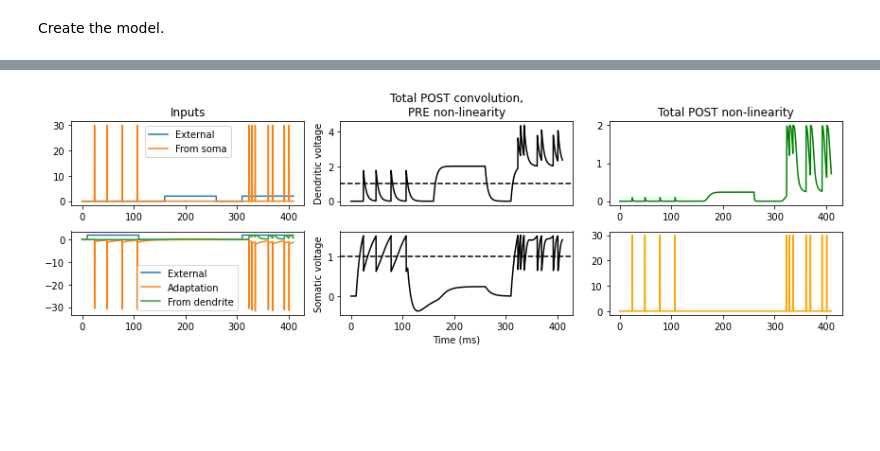
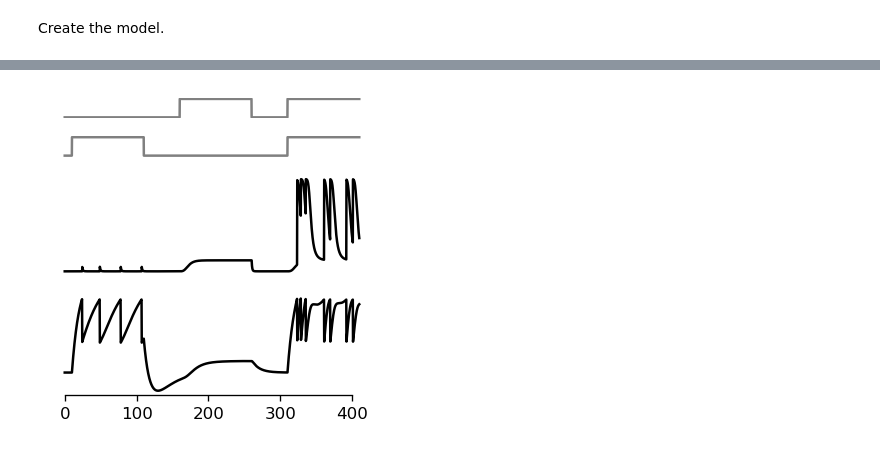
Before and after one commit to nauralcodinglab/linear-nonlinear-dendrites, a Jupyter notebook: emerson-scrap-notebooks/dendro_somatic_interactions.ipynb, the cells around one changed output, grey strips where cells are left out. Saved outputs shown, nothing was run; the diff lists cells and outputs as text; code cells hidden in the pictures; blank space fills up the shorter version.

```diff
--- a/emerson-scrap-notebooks/dendro_somatic_interactions.ipynb
+++ b/emerson-scrap-notebooks/dendro_somatic_interactions.ipynb
@@ -15,6 +19,7 @@ from ezephys import pltools
 Configure global variables.
 # %%
 TIMESTEP_WIDTH = 0.1
+plt.rc('figure', dpi=120)
 # %% [markdown]
 Simulation code for the model.
 # %%
@@ -281,51 +259,37 @@ Helper for generating synaptic pulse input.
 # %%
 somatic_input = 0.2 * st.StepStimulus([10, 100, 50, 100, 50, 100], [0, 10, 0, 0, 0, 10], TIMESTEP_WIDTH).command.flatten()
 dendritic_input = 0.2 * st.StepStimulus([10, 100, 50, 100, 50, 100], [0, 0, 0, 10, 0, 10], TIMESTEP_WIDTH).command.flatten()
 
 response = model(
     somatic_input,
     dendritic_input
 )
 
-spec = gs.GridSpec(2, 3, height_ratios=(1, 1))
+spec = gs.GridSpec(4, 1, height_ratios=(0.2, 0.2, 1, 1))
 
-plt.figure(figsize=(12, 4))
+plt.figure(figsize=(3, 3))
 
 plt.subplot(spec[0, 0])
-plt.title('Inputs')
-plt.plot(response.time, dendritic_input, label='External')
-plt.plot(response.time, response['Vs_tot'], label='From soma')
-plt.legend()
+plt.plot(response.time, dendritic_input, '-', color='gray')
+pltools.hide_border()
 
 plt.subplot(spec[1, 0])
 plt.plot(
     response.time,
-    somatic_input, label='External'
+    somatic_input,
+    '-', color='gray'
 )
-plt.plot(response.time, -response['Vs_ad'], label='Adaptation')
-plt.plot(response.time, response['Vd_tot'], label='From dendrite')
-plt.legend()
+pltools.hide_border()
 
-plt.subplot(spec[0, 1])
-plt.title('Total POST convolution,\nPRE non-linearity')
-plt.plot(response.time, response['Vd_linear'], '-', color=colors['Vd_linear'], label=labels['Vd_linear'])
-plt.axhline(1, color='k', ls='--', label='Ca spike threshold')
-plt.ylabel('Dendritic voltage')
-plt.xticks([])
+plt.subplot(spec[2, 0])
+plt.plot(response.time, response['Vd_tot'], 'k-')
+pltools.hide_border()
 
-plt.subplot(spec[0, 2])
-plt.title('Total POST non-linearity')
-plt.plot(response.time, response['Vd_tot'], color=colors['Vd_tot'], label=labels['Vd_tot'])
-
-plt.subplot(spec[1, 1])
-plt.plot(response.time, response['Vs_linear'], '-', color=colors['Vs_linear'], label=labels['Vs_linear'])
-plt.axhline(1, color='k', ls='--', label='Na threshold')
-plt.ylabel('Somatic voltage')
-plt.xlabel('Time (ms)')
-
-plt.subplot(spec[1, 2])
-plt.plot(response.time, response['Vs_tot'], '-', color=colors['Vs_tot'])
+plt.subplot(spec[3, 0])
+plt.plot(response.time, response['Vs_linear'], 'k-')
+pltools.hide_border('trl', trim=True)
 
 plt.tight_layout()
+plt.show()
 # %% [output]
-[figure, old version]
+[figure, new version]
```
Also changed, not shown: parts of 19 cells of this notebook, 1 other file.
